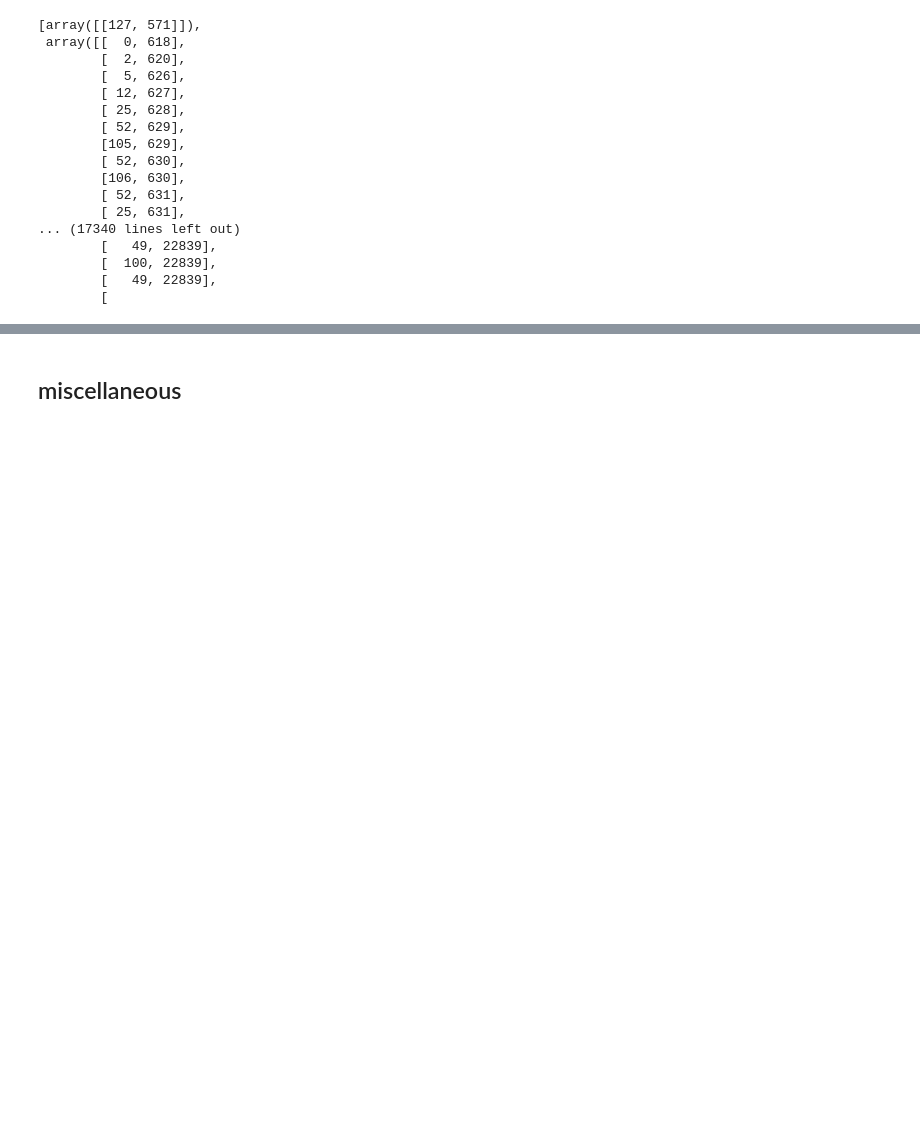
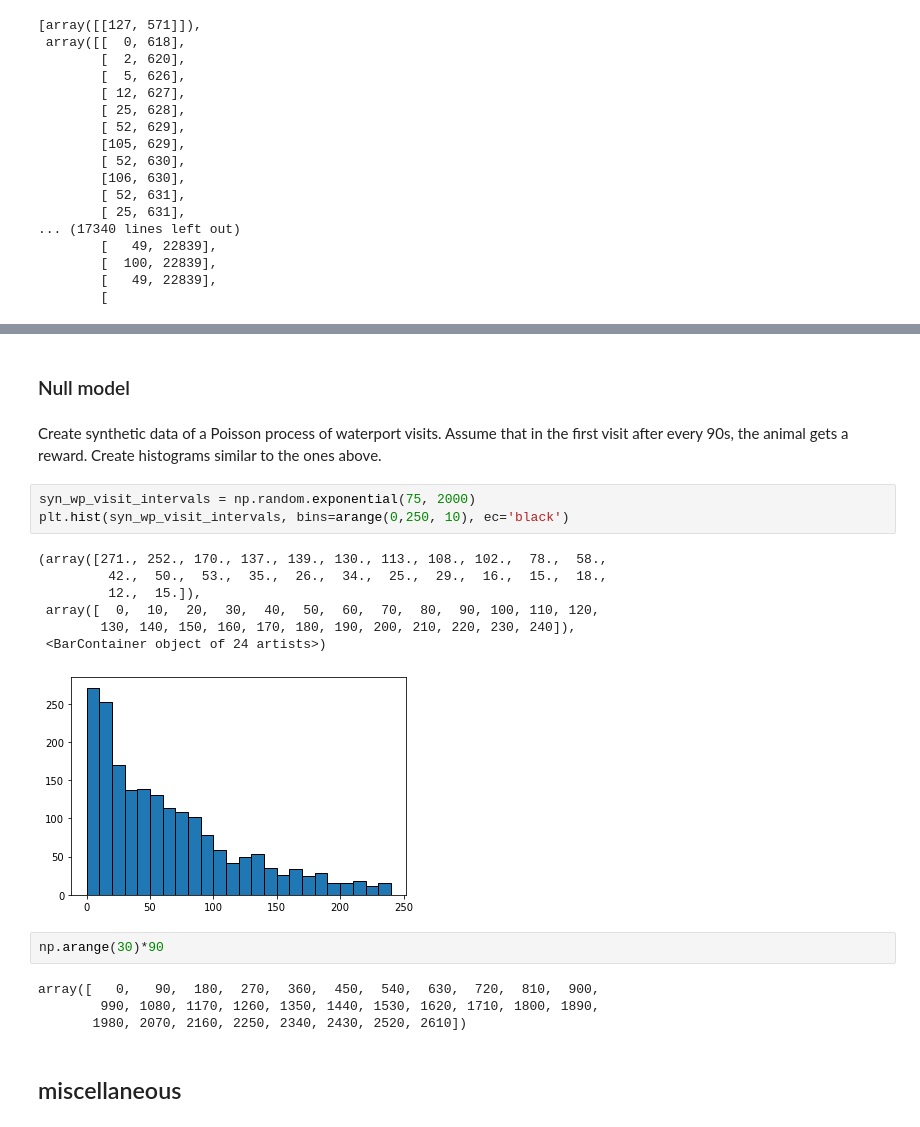
Before and after one commit to umeshksingla/MouseMazeHierRL, a Jupyter notebook: inter_rwd-or-waterport_intervals.ipynb, the cells around one changed output, grey strips where cells are left out. Saved outputs shown, nothing was run; the diff lists cells and outputs as text; blank space fills up the shorter version.

```diff
--- a/figure inter-(reward or path to water) intervals.ipynb
+++ b/inter_rwd-or-waterport_intervals.ipynb
@@ -420,3 +506,24 @@ len(all_waterport_visits), len(times_to_rwd)
+# %% [markdown]
+### Null model
+# %% [markdown]
+Create synthetic data of a Poisson process of waterport visits. Assume that in the first visit after every 90s, the animal gets a reward. Create histograms similar to the ones above.
+# %%
+syn_wp_visit_intervals = np.random.exponential(75, 2000)
+plt.hist(syn_wp_visit_intervals, bins=arange(0,250, 10), ec='black')
+# %% [output]
+(array([271., 252., 170., 137., 139., 130., 113., 108., 102.,  78.,  58.,
+         42.,  50.,  53.,  35.,  26.,  34.,  25.,  29.,  16.,  15.,  18.,
+         12.,  15.]),
+ array([  0,  10,  20,  30,  40,  50,  60,  70,  80,  90, 100, 110, 120,
+        130, 140, 150, 160, 170, 180, 190, 200, 210, 220, 230, 240]),
+ <BarContainer object of 24 artists>)
+[figure, added]
+# %%
+np.arange(30)*90
+# %% [output]
+array([   0,   90,  180,  270,  360,  450,  540,  630,  720,  810,  900,
+        990, 1080, 1170, 1260, 1350, 1440, 1530, 1620, 1710, 1800, 1890,
+       1980, 2070, 2160, 2250, 2340, 2430, 2520, 2610])
 # %% [markdown]
 ## miscellaneous
 # %%
```
Also changed, not shown: parts of 9 cells of this notebook.
